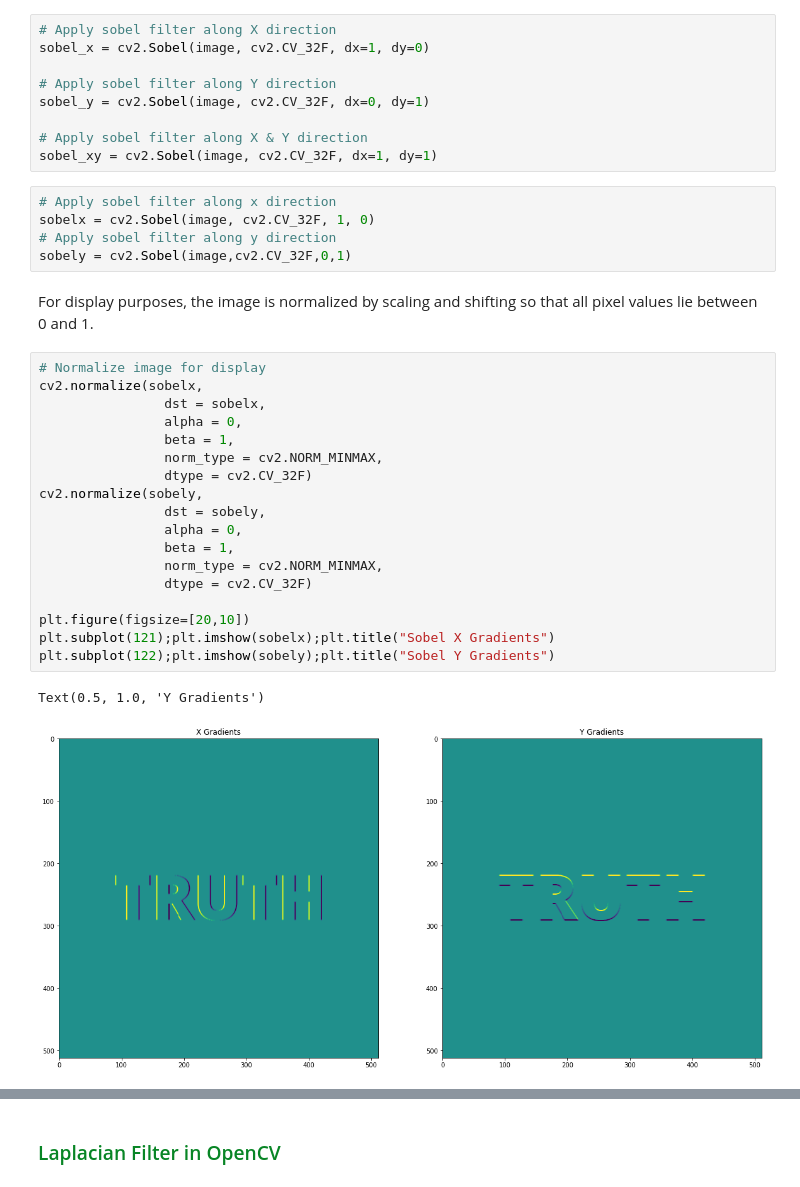
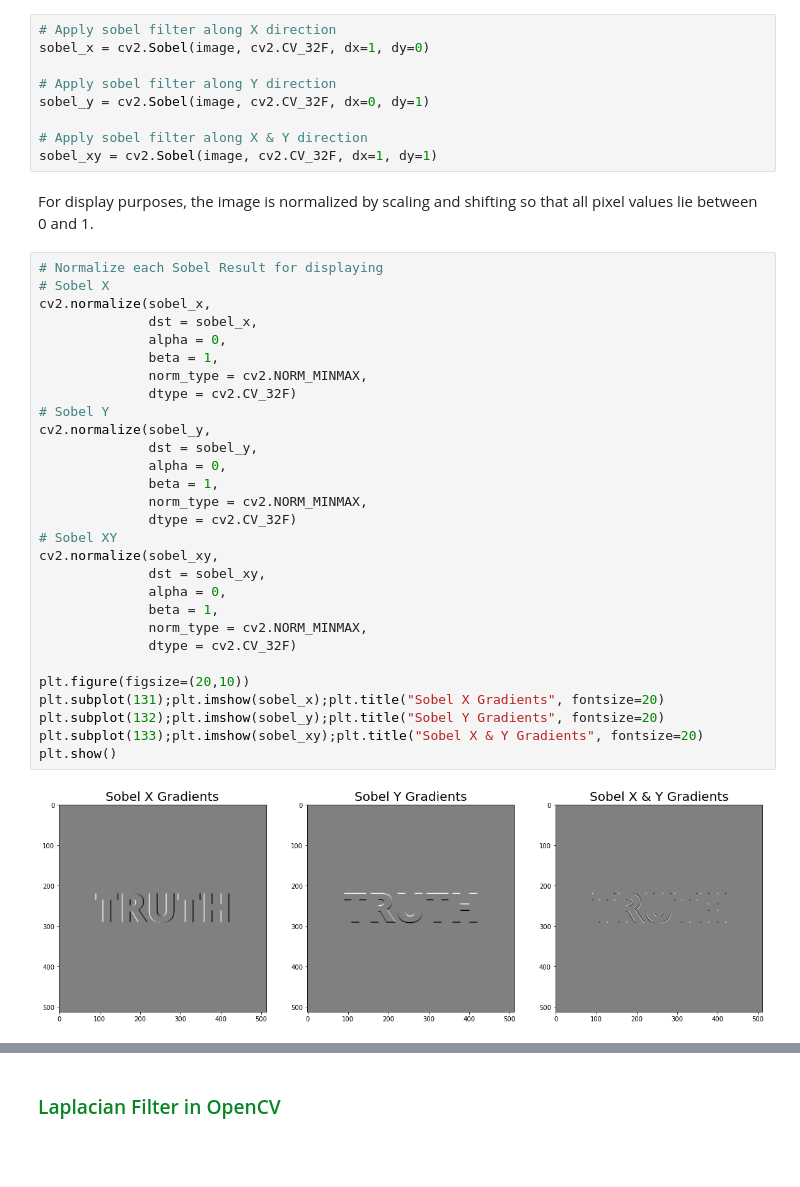
Before and after one commit to BenedictusAryo/practice_opencv, a Jupyter notebook: Computer Vision 1 Introduction (Python)/week4-python/7_image-gradients.ipynb, the cells around one changed output, grey strips where cells are left out. Cells and saved outputs as stored; diff of their text form; blank space fills up the shorter version.

Commit message:
Sobel Filter

```diff
--- a/Computer Vision 1 Introduction (Python)/week4-python/7_image-gradients.ipynb
+++ b/Computer Vision 1 Introduction (Python)/week4-python/7_image-gradients.ipynb
@@ -160,32 +160,37 @@ sobel_y = cv2.Sobel(image, cv2.CV_32F, dx=0, dy=1)
 
 # Apply sobel filter along X & Y direction
 sobel_xy = cv2.Sobel(image, cv2.CV_32F, dx=1, dy=1)
-# %%
-# Apply sobel filter along x direction
-sobelx = cv2.Sobel(image, cv2.CV_32F, 1, 0)
-# Apply sobel filter along y direction
-sobely = cv2.Sobel(image,cv2.CV_32F,0,1)
 # %% [markdown]
 For display purposes, the image is normalized by scaling and shifting so that all pixel values lie between 0 and 1.
 # %%
-# Normalize image for display
-cv2.normalize(sobelx,
-                dst = sobelx,
-                alpha = 0,
-                beta = 1,
-                norm_type = cv2.NORM_MINMAX,
-                dtype = cv2.CV_32F)
-cv2.normalize(sobely,
-                dst = sobely,
-                alpha = 0,
-                beta = 1,
-                norm_type = cv2.NORM_MINMAX,
-                dtype = cv2.CV_32F)
+# Normalize each Sobel Result for displaying
+# Sobel X
+cv2.normalize(sobel_x,
+              dst = sobel_x,
+              alpha = 0,
+              beta = 1,
+              norm_type = cv2.NORM_MINMAX,
+              dtype = cv2.CV_32F)
+# Sobel Y
+cv2.normalize(sobel_y,
+              dst = sobel_y,
+              alpha = 0,
+              beta = 1,
+              norm_type = cv2.NORM_MINMAX,
+              dtype = cv2.CV_32F)
+# Sobel XY
+cv2.normalize(sobel_xy,
+              dst = sobel_xy,
+              alpha = 0,
+              beta = 1,
+              norm_type = cv2.NORM_MINMAX,
+              dtype = cv2.CV_32F)
 
-plt.figure(figsize=[20,10])
-plt.subplot(121);plt.imshow(sobelx);plt.title("Sobel X Gradients")
-plt.subplot(122);plt.imshow(sobely);plt.title("Sobel Y Gradients")
+plt.figure(figsize=(20,10))
+plt.subplot(131);plt.imshow(sobel_x);plt.title("Sobel X Gradients", fontsize=20)
+plt.subplot(132);plt.imshow(sobel_y);plt.title("Sobel Y Gradients", fontsize=20)
+plt.subplot(133);plt.imshow(sobel_xy);plt.title("Sobel X & Y Gradients", fontsize=20)
+plt.show()
 # %% [output]
-Text(0.5, 1.0, 'Y Gradients')
-[figure, old version]
+[figure, new version]
 # %% [markdown]
```
Also changed, not shown: parts of 1 cell of this notebook.
